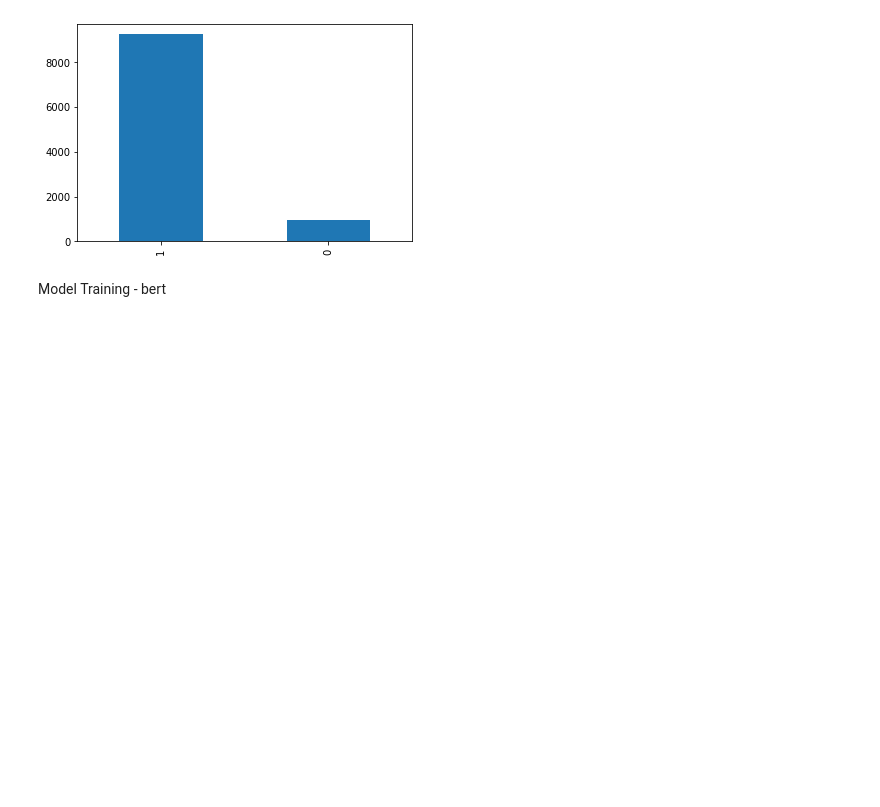
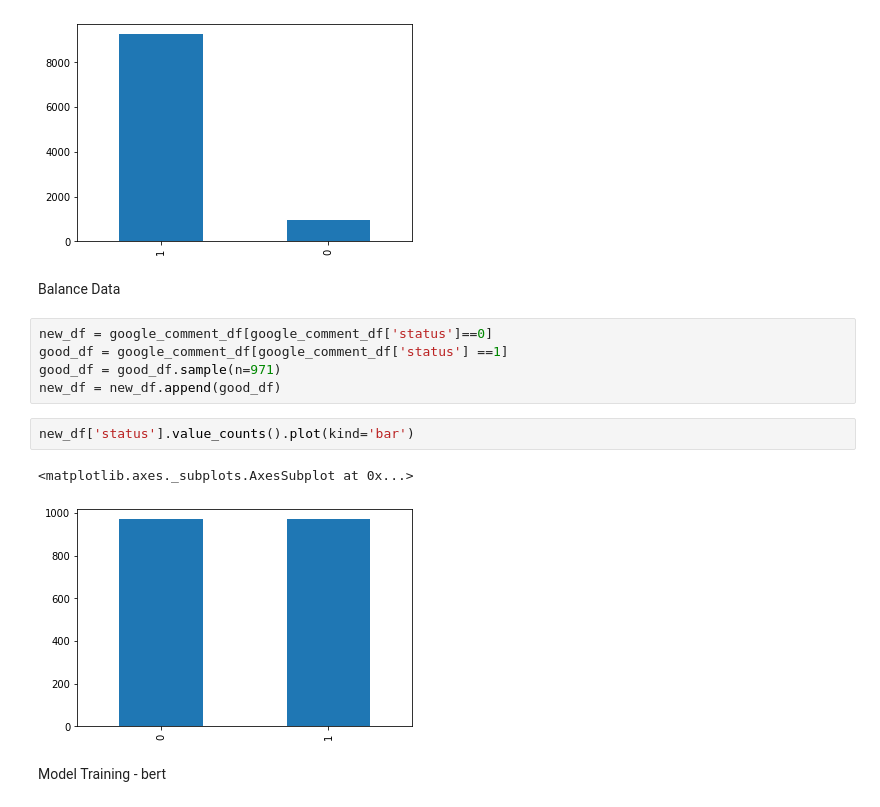
Before and after one commit to same8891/CourseProject, a Jupyter notebook: code/project.ipynb, the cells around one changed output. Drawn from its saved outputs; the diff is of its cells as text; blank space fills up the shorter version.

```diff
--- a/code/project.ipynb
+++ b/code/project.ipynb
@@ -124,6 +129,18 @@ google_comment_df['status'].value_counts().plot(kind='bar')
 # %% [output]
 <matplotlib.axes._subplots.AxesSubplot at 0x...>
 [figure]
+# %% [markdown]
+Balance Data
+# %%
+new_df = google_comment_df[google_comment_df['status']==0]
+good_df = google_comment_df[google_comment_df['status'] ==1]
+good_df = good_df.sample(n=971)
+new_df = new_df.append(good_df)
+# %%
+new_df['status'].value_counts().plot(kind='bar')
+# %% [output]
+<matplotlib.axes._subplots.AxesSubplot at 0x...>
+[figure, added]
 # %% [markdown]
 Model Training - bert
 # %%
```
Also changed, not shown: parts of 7 cells of this notebook.
